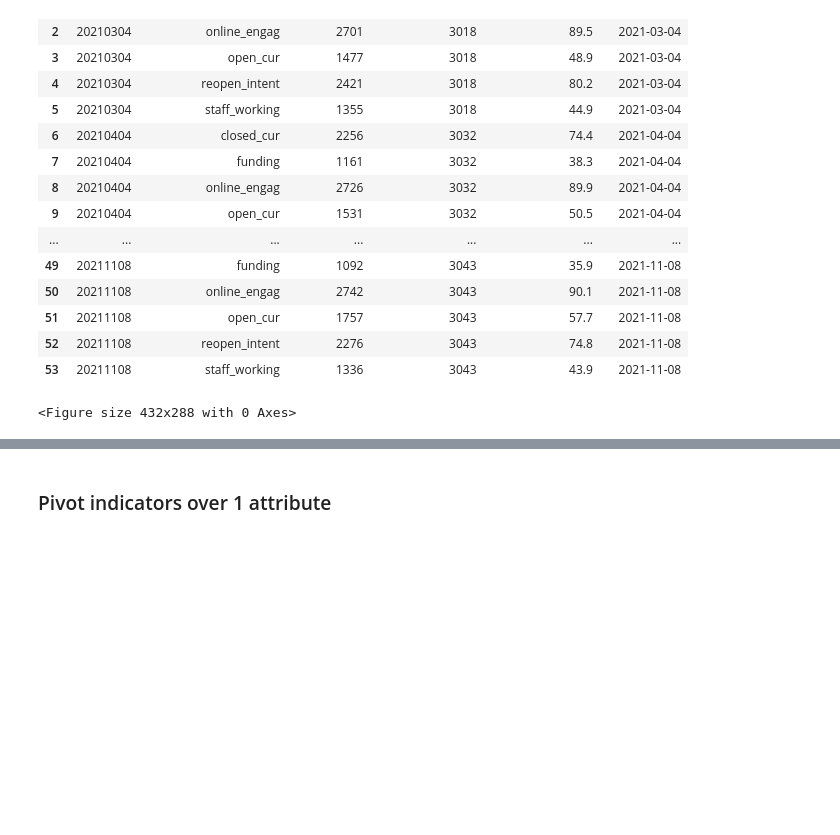
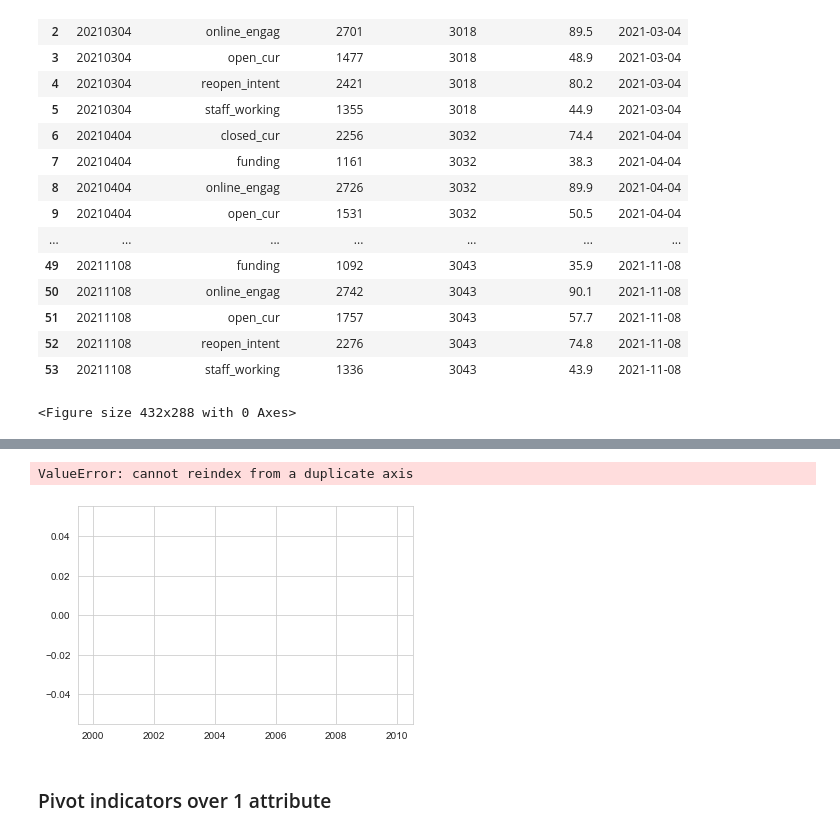
Before and after one commit to Birkbeck/museums-in-the-pandemic, a Jupyter notebook: mip/notebooks_py/02_extract_indicators.ipynb, the cells around one changed output, grey strips where cells are left out. Drawn from its saved outputs; the diff is of its cells as text; code cells hidden in the pictures; blank space fills up the shorter version.

```diff
--- a/mip/notebooks_py/02_extract_indicators.ipynb
+++ b/mip/notebooks_py/02_extract_indicators.ipynb
@@ -676,3 +788,14 @@ plt.clf()
+# %%
+g = sns.lineplot(data=mus_indic_counts_err_df, x="session_time", y="indic_museum_pc", markers=True,
+             hue="indicator_code_merged", style="indicator_code_merged")
+g.legend(loc='center left', bbox_to_anchor=(1, 0.5))
+plt.xticks(rotation=45, ha='right')
+plt.ylim(0, 100)
+plt.savefig(an_folder+'indicators_over_time-n_museums_pc_error.pdf', bbox_inches='tight')
+plt.clf()
+# %% [output]
+ValueError: cannot reindex from a duplicate axis
+[figure, added]
 # %% [markdown]
 ### Pivot indicators over 1 attribute
 # %%
```
Also changed, not shown: parts of 3 cells of this notebook, 8 other files.
